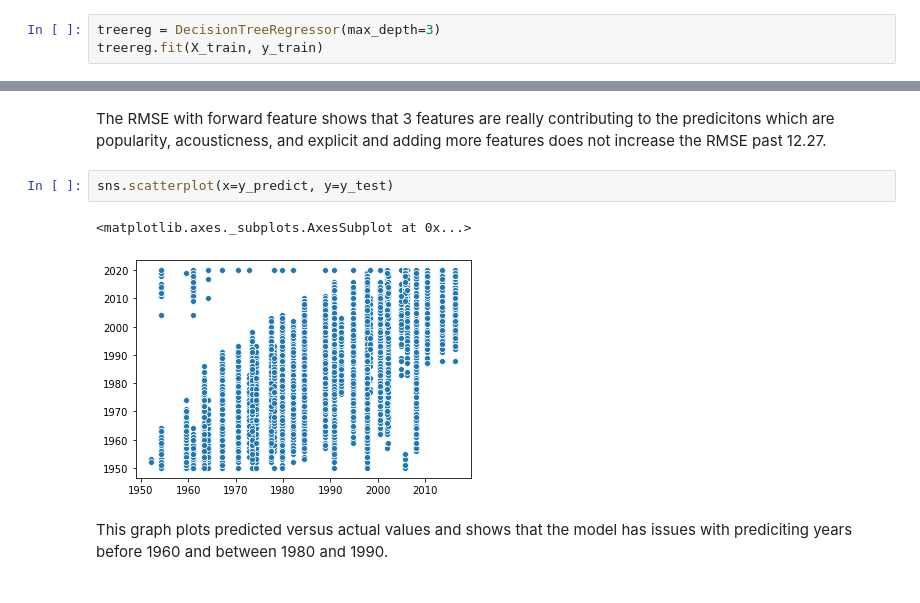
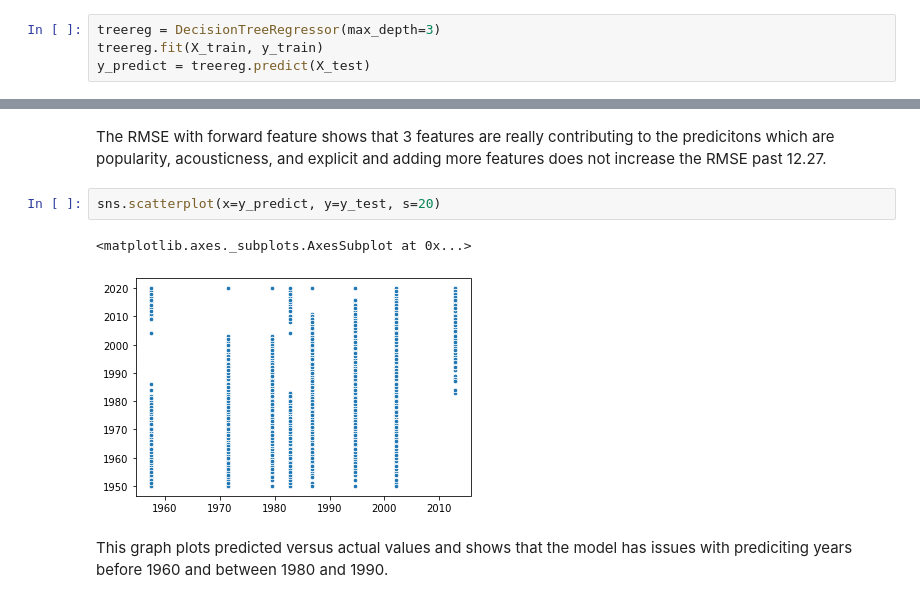
Before and after one commit to andrew-cline/cst-383-spotify_notebook, a Jupyter notebook: Project 2.ipynb, the cells around one changed output, grey strips where cells are left out. Cells and saved outputs as stored; diff of their text form.

```diff
--- a/Project 2.ipynb
+++ b/Project 2.ipynb
@@ -202,3 +202,4 @@ A baseline RMSE that is just the RMSE of the mean values will help compare the d
 # %%
 treereg = DecisionTreeRegressor(max_depth=3)
 treereg.fit(X_train, y_train)
+y_predict = treereg.predict(X_test)
@@ -235,10 +234,10 @@ num features: 10; rmse: 12.27
 # %% [markdown]
 The RMSE with forward feature shows that 3 features are really contributing to the predicitons which are popularity, acousticness, and explicit and adding more features does not increase the RMSE past 12.27.
 # %%
-sns.scatterplot(x=y_predict, y=y_test)
+sns.scatterplot(x=y_predict, y=y_test, s=20)
 # %% [output]
 <matplotlib.axes._subplots.AxesSubplot at 0x...>
-[figure, old version]
+[figure, new version]
 # %% [markdown]
 This graph plots predicted versus actual values and shows that the model has issues with prediciting years before 1960 and between 1980 and 1990.
 # %%
```
Also changed, not shown: parts of 26 cells of this notebook.
